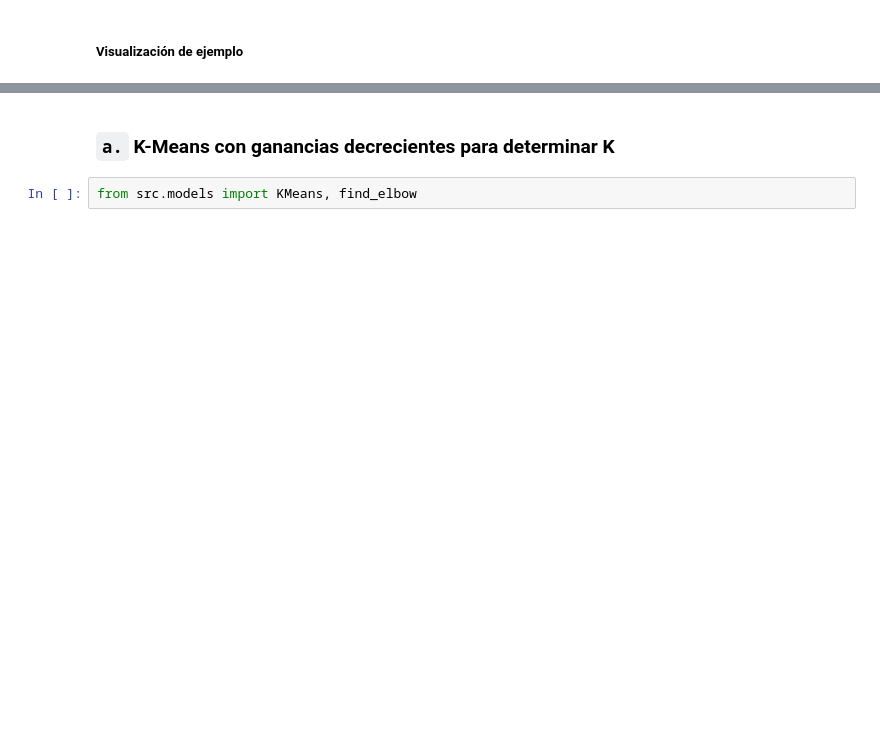
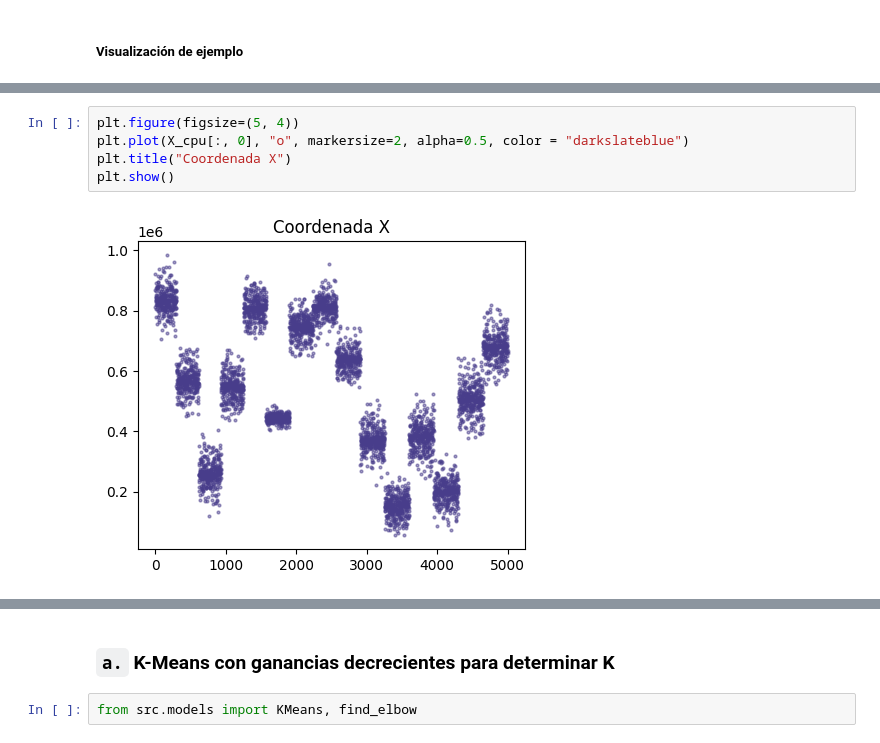
Before and after one commit to anatissera/Machine-Learning-Deep-Learning, a Jupyter notebook: Tissera_AnaPaula_TP4/Tissera_AnaPaula_Notebook_TP4.ipynb, the cells around one changed output, grey strips where cells are left out. Cells and saved outputs as stored; diff of their text form; blank space fills up the shorter version.

```diff
--- a/Tissera_AnaPaula_TP4/Tissera_AnaPaula_Notebook_TP4.ipynb
+++ b/Tissera_AnaPaula_TP4/Tissera_AnaPaula_Notebook_TP4.ipynb
@@ -46,0 +67,7 @@ clustering_df.sample(5, random_state=SEED)
+# %%
+plt.figure(figsize=(5, 4))
+plt.plot(X_cpu[:, 0], "o", markersize=2, alpha=0.5, color = "darkslateblue")
+plt.title("Coordenada X")
+plt.show()
+# %% [output]
+[figure, added]
```
Also changed, not shown: parts of 14 cells of this notebook, 1 other file.
